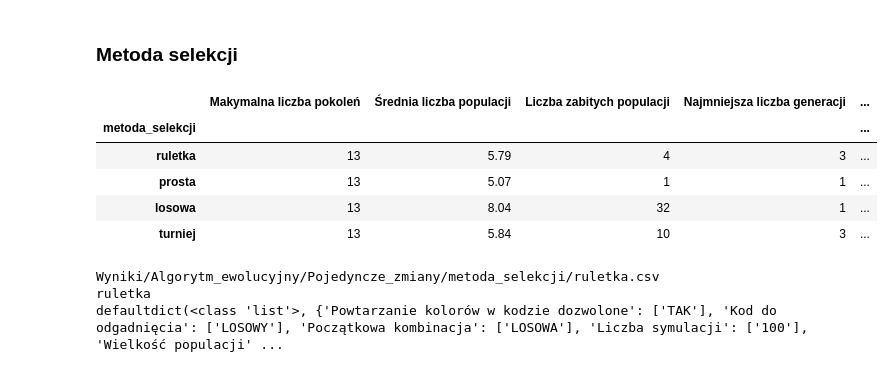
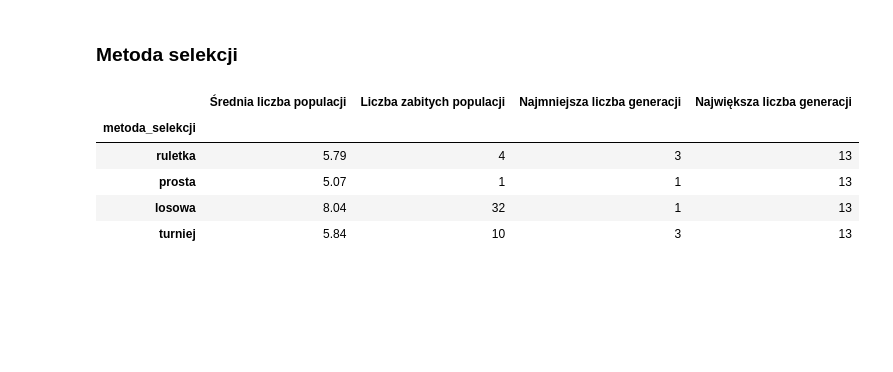
Before and after one commit to christopher-dabrowski/POSI-C3, a Jupyter notebook: Analiza pomiarow.ipynb, the cells around one changed output. Drawn from its saved outputs; the diff is of its cells as text; code cells hidden in the pictures; blank space fills up the shorter version.

```diff
--- a/Analiza pomiarow.ipynb
+++ b/Analiza pomiarow.ipynb
@@ -92,51 +92,12 @@ base_path = 'Wyniki/Algorytm_ewolucyjny/Pojedyncze_zmiany'
 ### Metoda selekcji
 # %%
 df = read_data_files_to_df(f'{base_path}/metoda_selekcji')
-results_df = df.iloc[:, -5:]
+results_df = df.iloc[:, -4:]
 results_df
 # %% [output]
-|  | Makymalna liczba pokoleń | Średnia liczba populacji | Liczba zabitych populacji | Najmniejsza liczba generacji | ... |
-| metoda_selekcji |  |  |  |  | ... |
-| ruletka | 13 | 5.79 | 4 | 3 | ... |
-| prosta | 13 | 5.07 | 1 | 1 | ... |
-| losowa | 13 | 8.04 | 32 | 1 | ... |
-| turniej | 13 | 5.84 | 10 | 3 | ... |
+|  | Średnia liczba populacji | Liczba zabitych populacji | Najmniejsza liczba generacji | Największa liczba generacji |
+| metoda_selekcji |  |  |  |  |
+| ruletka | 5.79 | 4 | 3 | 13 |
+| prosta | 5.07 | 1 | 1 | 13 |
+| losowa | 8.04 | 32 | 1 | 13 |
+| turniej | 5.84 | 10 | 3 | 13 |
-# %%
-path = r'Wyniki/Algorytm_ewolucyjny/Pojedyncze_zmiany/metoda_selekcji'
-files = glob(f'{path}/*.csv')
-
-# print(files)
-# print(Path(files[0]).stem)
-file = files[0]
-name = Path(file).stem
-print(file)
-print(name)
-
-with open(files[0], 'r') as file:
-    while(not re.match(r'Parametry', line)):
-        line = file.readline()
-
-    data = defaultdict(list)
-    line = file.readline()
-    parts = line.split(';')
-    while len(parts) == 2:
-        data[parts[0]].append(parts[1].strip())
-
-        line = file.readline()
-        parts = line.split(';')
-
-    while(not re.match(r'Wyniki', line)):
-        line = file.readline()
-
-    line = file.readline()
-    parts = line.split(';')
-    while len(parts) == 2:
-        data[parts[0]].append(parts[1].strip())
-
-        line = file.readline()
-        parts = line.split(';')
-    print(data)
-# %% [output]
-Wyniki/Algorytm_ewolucyjny/Pojedyncze_zmiany/metoda_selekcji/ruletka.csv
-ruletka
-defaultdict(<class 'list'>, {'Powtarzanie kolorów w kodzie dozwolone': ['TAK'], 'Kod do odgadnięcia': ['LOSOWY'], 'Początkowa kombinacja': ['LOSOWA'], 'Liczba symulacji': ['100'], 'Wielkość populacji' ...
```
Also changed, not shown: parts of 1 cell of this notebook.
